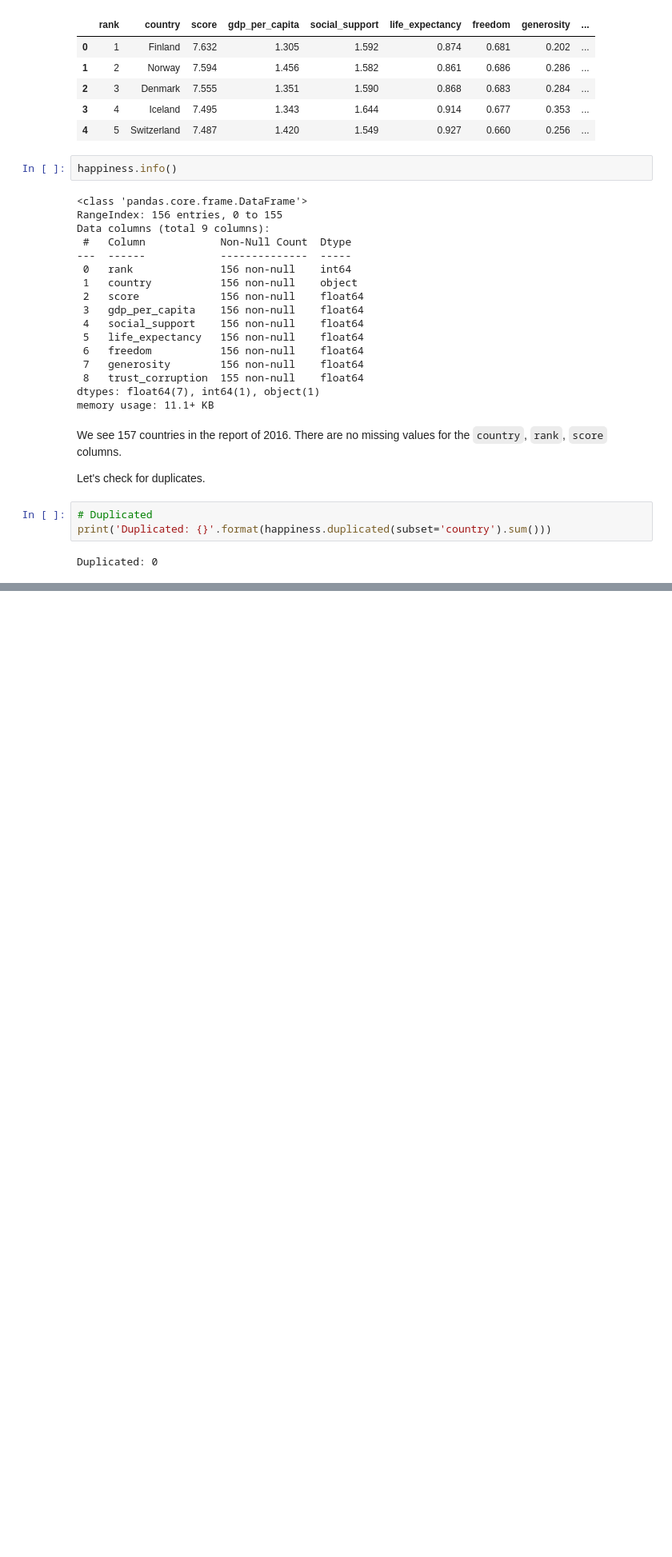
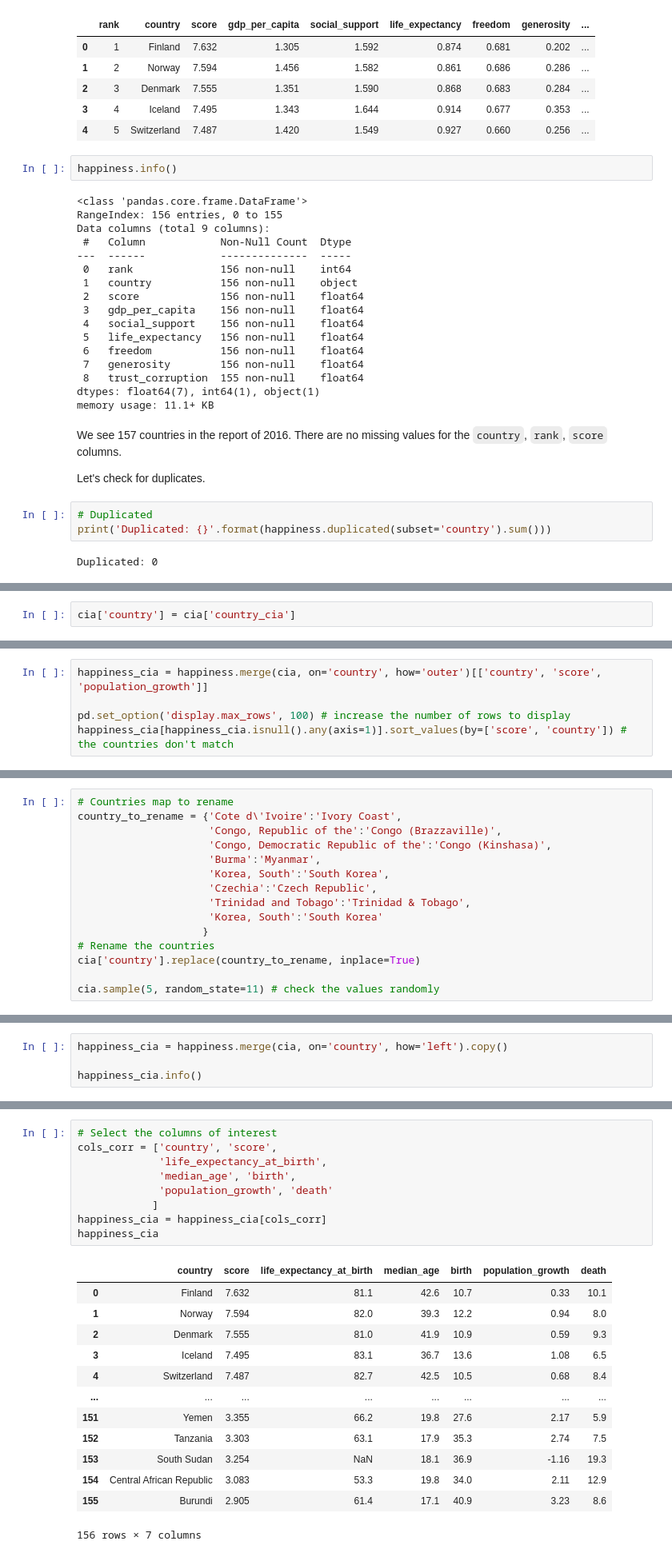
Before and after one commit to chupstee/data.sugar, a Jupyter notebook: 00002_world_happiness/world_happiness.when.age.ipynb, the cells around one changed output, grey strips where cells are left out. Shown at 80% size. Cells and saved outputs as stored; diff of their text form; blank space fills up the shorter version.

```diff
--- a/00002_world_happiness/world_happiness.when.age.ipynb
+++ b/00002_world_happiness/world_happiness.when.age.ipynb
@@ -202,0 +271,2 @@ memory usage: 13.0+ KB
+# %%
+cia['country'] = cia['country_cia']
@@ -202,0 +276,5 @@ memory usage: 13.0+ KB
+# %%
+happiness_cia = happiness.merge(cia, on='country', how='outer')[['country', 'score', 'population_growth']]
+
+pd.set_option('display.max_rows', 100) # increase the number of rows to display
+happiness_cia[happiness_cia.isnull().any(axis=1)].sort_values(by=['score', 'country']) # the countries don't match
@@ -202,0 +304,15 @@ memory usage: 13.0+ KB
+# %%
+# Countries map to rename
+country_to_rename = {'Cote d\'Ivoire':'Ivory Coast',
+                     'Congo, Republic of the':'Congo (Brazzaville)',
+                     'Congo, Democratic Republic of the':'Congo (Kinshasa)',
+                     'Burma':'Myanmar',
+                     'Korea, South':'South Korea',
+                     'Czechia':'Czech Republic',
+                     'Trinidad and Tobago':'Trinidad & Tobago',
+                     'Korea, South':'South Korea'
+                    }
+# Rename the countries
+cia['country'].replace(country_to_rename, inplace=True)
+
+cia.sample(5, random_state=11) # check the values randomly
@@ -202,0 +328,4 @@ memory usage: 13.0+ KB
+# %%
+happiness_cia = happiness.merge(cia, on='country', how='left').copy()
+
+happiness_cia.info()
@@ -202,0 +352,23 @@ memory usage: 13.0+ KB
+# %%
+# Select the columns of interest
+cols_corr = ['country', 'score',
+             'life_expectancy_at_birth',
+             'median_age', 'birth',
+             'population_growth', 'death'
+            ]
+happiness_cia = happiness_cia[cols_corr]
+happiness_cia
+# %% [output]
+|  | country | score | life_expectancy_at_birth | median_age | birth | population_growth | death |
+| 0 | Finland | 7.632 | 81.1 | 42.6 | 10.7 | 0.33 | 10.1 |
+| 1 | Norway | 7.594 | 82.0 | 39.3 | 12.2 | 0.94 | 8.0 |
+| 2 | Denmark | 7.555 | 81.0 | 41.9 | 10.9 | 0.59 | 9.3 |
+| 3 | Iceland | 7.495 | 83.1 | 36.7 | 13.6 | 1.08 | 6.5 |
+| 4 | Switzerland | 7.487 | 82.7 | 42.5 | 10.5 | 0.68 | 8.4 |
+| ... | ... | ... | ... | ... | ... | ... | ... |
+| 151 | Yemen | 3.355 | 66.2 | 19.8 | 27.6 | 2.17 | 5.9 |
+| 152 | Tanzania | 3.303 | 63.1 | 17.9 | 35.3 | 2.74 | 7.5 |
+| 153 | South Sudan | 3.254 | NaN | 18.1 | 36.9 | -1.16 | 19.3 |
+| 154 | Central African Republic | 3.083 | 53.3 | 19.8 | 34.0 | 2.11 | 12.9 |
+| 155 | Burundi | 2.905 | 61.4 | 17.1 | 40.9 | 3.23 | 8.6 |
+156 rows × 7 columns
```
Also changed, not shown: parts of 32 cells of this notebook.
